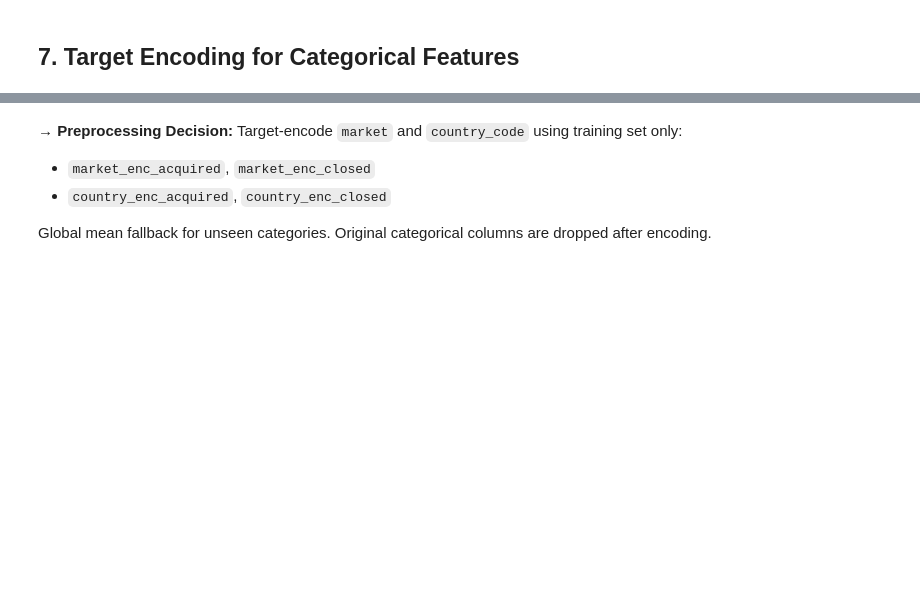
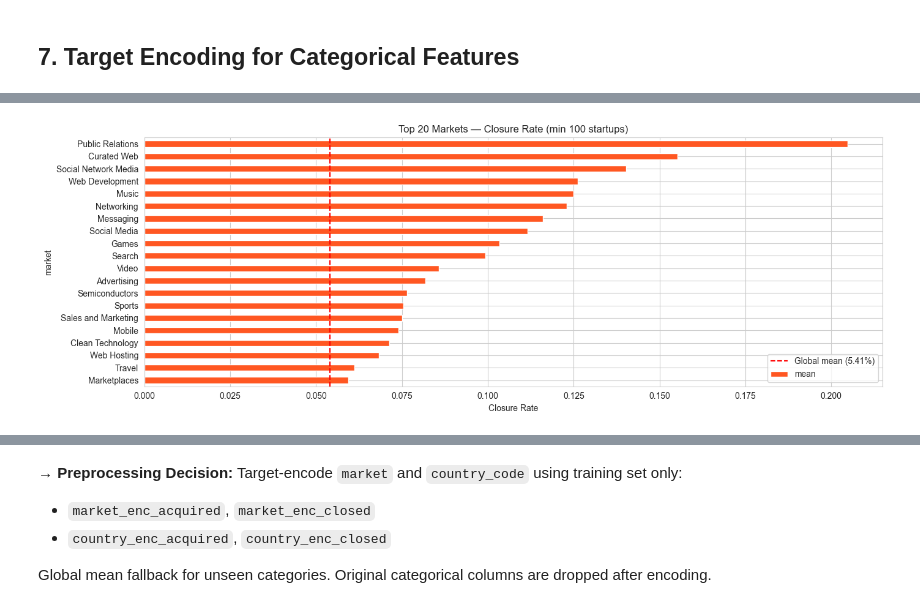
Before and after one commit to Tzvia1/DS-ml-project, a Jupyter notebook: 01_EDA.ipynb, the cells around one changed output, grey strips where cells are left out. Drawn from its saved outputs; the diff is of its cells as text; code cells hidden in the pictures; blank space fills up the shorter version.

```diff
--- a/01_EDA.ipynb
+++ b/01_EDA.ipynb
@@ -568,3 +644,21 @@ plt.tight_layout(); plt.show()
+# %%
+df_e_cls = df[df['status'].notna()].copy()
+df_e_cls['closed_flag'] = (df_e_cls['status'] == 'closed').astype(int)
+mkt_cls = df_e_cls.groupby('market')['closed_flag'].agg(['mean', 'count'])
+mkt_cls = mkt_cls[mkt_cls['count'] >= 100].sort_values('mean', ascending=False)
+global_cls = df_e_cls['closed_flag'].mean()
+
+fig, ax = plt.subplots(figsize=(14, 5))
+mkt_cls.head(20)['mean'].sort_values().plot(
+    kind='barh', ax=ax, color='#FF5722',
+    title='Top 20 Markets — Closure Rate (min 100 startups)')
+ax.axvline(global_cls, color='red', linestyle='--', label=f'Global mean ({global_cls:.2%})')
+ax.set_xlabel('Closure Rate')
+ax.legend()
+plt.tight_layout()
+plt.show()
+# %% [output]
+[figure, added]
 # %%
 df_e['closed'] = (df_e['status']=='closed').astype(int)
 cc = df_e.groupby('country_code').agg(
```
Also changed, not shown: parts of 14 cells of this notebook, 22 other files.
